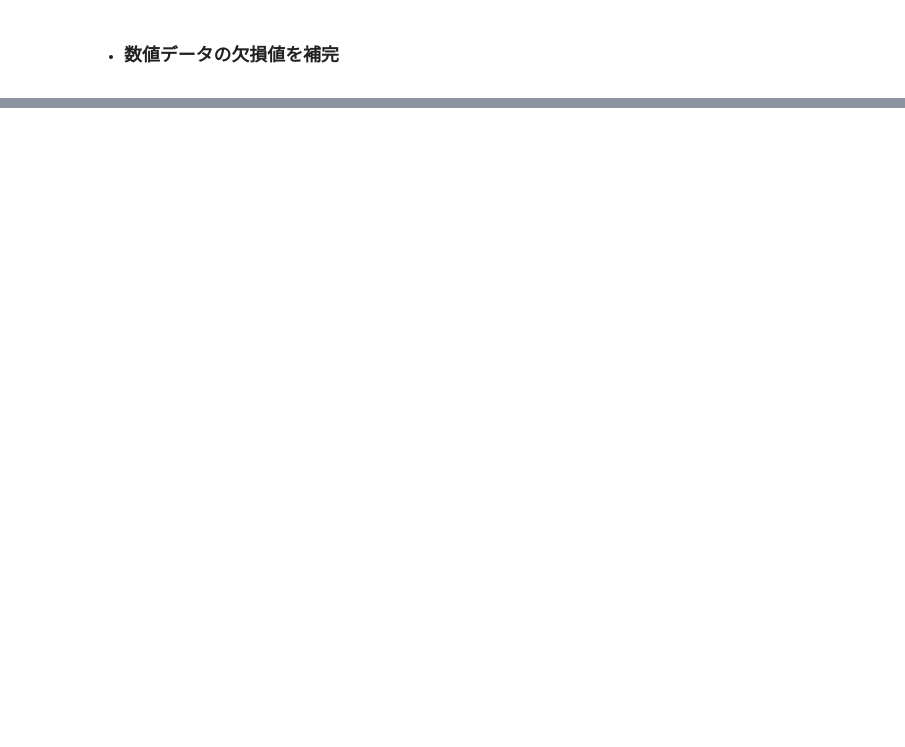
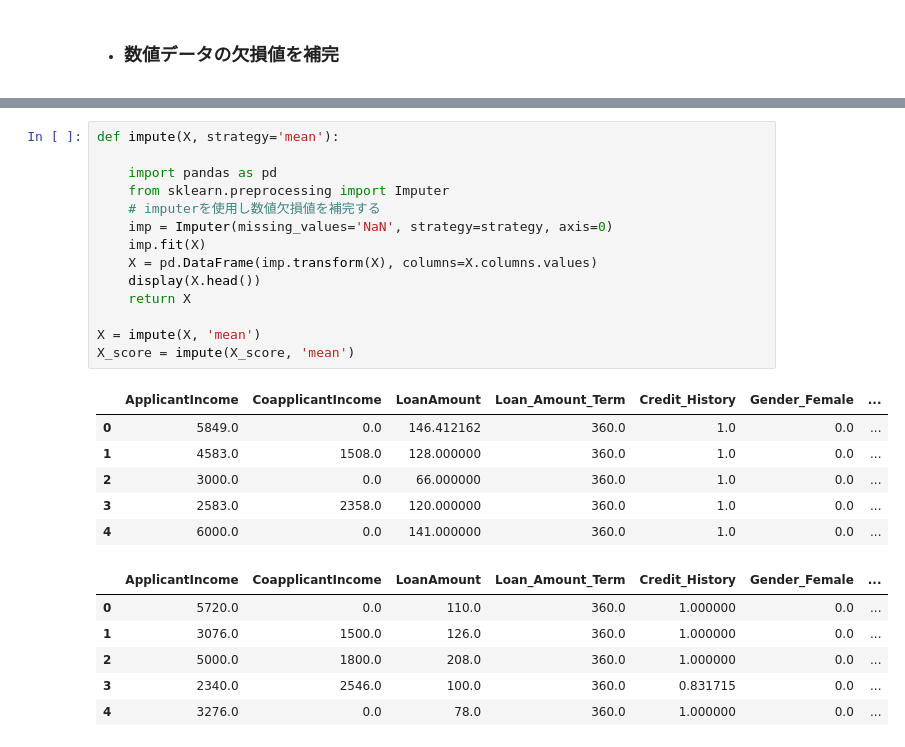
Before and after one commit to takuyaamamo/AIjobMachineLearning, a Jupyter notebook: MyDataRobot.ipynb, the cells around one changed output, grey strips where cells are left out. Saved outputs shown, nothing was run; the diff lists cells and outputs as text; blank space fills up the shorter version.

```diff
--- a/MyDataRobot.ipynb
+++ b/MyDataRobot.ipynb
@@ -268,0 +294,27 @@ dtype: object
+# %%
+def impute(X, strategy='mean'):
+
+    import pandas as pd
+    from sklearn.preprocessing import Imputer
+    # imputerを使用し数値欠損値を補完する
+    imp = Imputer(missing_values='NaN', strategy=strategy, axis=0)
+    imp.fit(X)
+    X = pd.DataFrame(imp.transform(X), columns=X.columns.values)
+    display(X.head())
+    return X
+
+X = impute(X, 'mean')
+X_score = impute(X_score, 'mean')
+# %% [output]
+|  | ApplicantIncome | CoapplicantIncome | LoanAmount | Loan_Amount_Term | Credit_History | Gender_Female | ... |
+| 0 | 5849.0 | 0.0 | 146.412162 | 360.0 | 1.0 | 0.0 | ... |
+| 1 | 4583.0 | 1508.0 | 128.000000 | 360.0 | 1.0 | 0.0 | ... |
+| 2 | 3000.0 | 0.0 | 66.000000 | 360.0 | 1.0 | 0.0 | ... |
+| 3 | 2583.0 | 2358.0 | 120.000000 | 360.0 | 1.0 | 0.0 | ... |
+| 4 | 6000.0 | 0.0 | 141.000000 | 360.0 | 1.0 | 0.0 | ... |
+|  | ApplicantIncome | CoapplicantIncome | LoanAmount | Loan_Amount_Term | Credit_History | Gender_Female | ... |
+| 0 | 5720.0 | 0.0 | 110.0 | 360.0 | 1.000000 | 0.0 | ... |
+| 1 | 3076.0 | 1500.0 | 126.0 | 360.0 | 1.000000 | 0.0 | ... |
+| 2 | 5000.0 | 1800.0 | 208.0 | 360.0 | 1.000000 | 0.0 | ... |
+| 3 | 2340.0 | 2546.0 | 100.0 | 360.0 | 0.831715 | 0.0 | ... |
+| 4 | 3276.0 | 0.0 | 78.0 | 360.0 | 1.000000 | 0.0 | ... |
```
Also changed, not shown: parts of 20 cells of this notebook.
